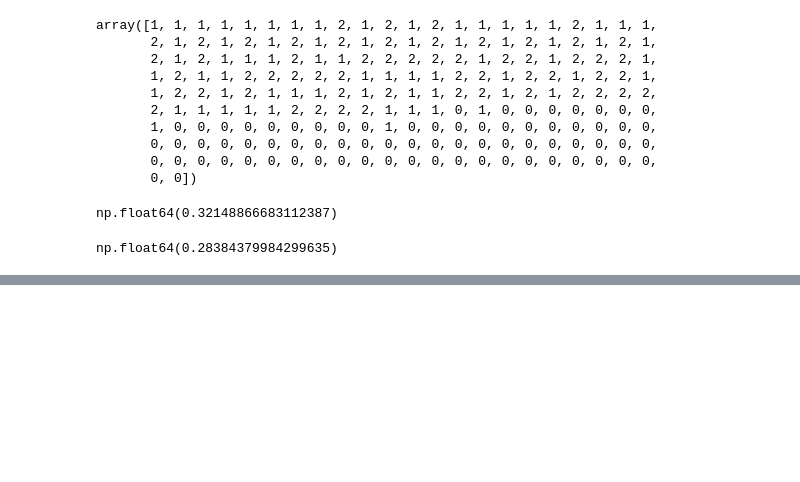
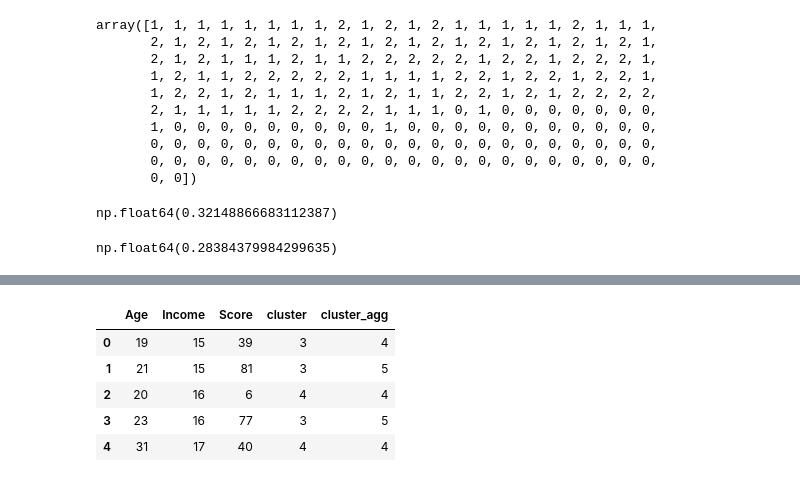
Before and after one commit to Sindhura-tr/Machine-Learning-satsun-5-7, a Jupyter notebook: Kmeans_Heirarchal_Clustering_5_7pm.ipynb, the cells around one changed output, grey strips where cells are left out. Drawn from its saved outputs; the diff is of its cells as text; code cells hidden in the pictures; blank space fills up the shorter version.

```diff
--- a/Kmeans_Heirarchal_Clustering_5_7pm.ipynb
+++ b/Kmeans_Heirarchal_Clustering_5_7pm.ipynb
@@ -455,0 +492,3 @@ np.float64(0.28384379984299635)
+# %%
+labels = best_model_agg.labels_
+labels
@@ -455,0 +523,10 @@ np.float64(0.28384379984299635)
+# %%
+xnew["cluster_agg"] = labels
+xnew.head()
+# %% [output]
+|  | Age | Income | Score | cluster | cluster_agg |
+| 0 | 19 | 15 | 39 | 3 | 4 |
+| 1 | 21 | 15 | 81 | 3 | 5 |
+| 2 | 20 | 16 | 6 | 4 | 4 |
+| 3 | 23 | 16 | 77 | 3 | 5 |
+| 4 | 31 | 17 | 40 | 4 | 4 |
```
Also changed, not shown: parts of 9 cells of this notebook.
